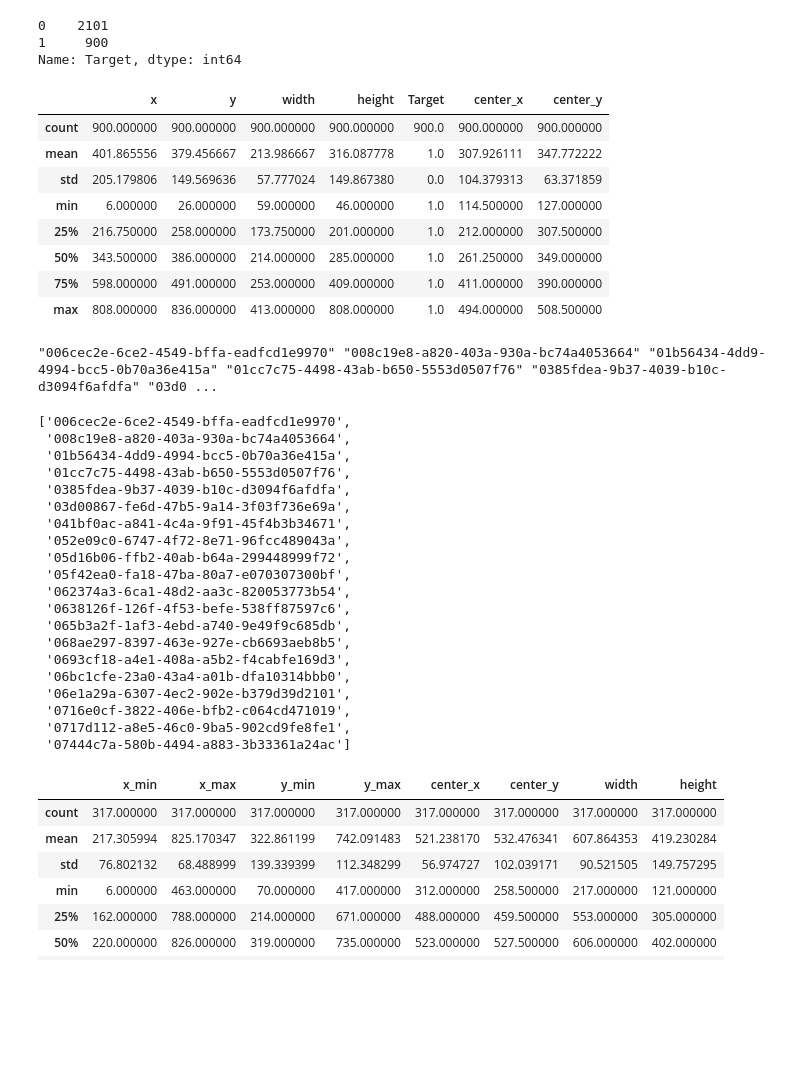
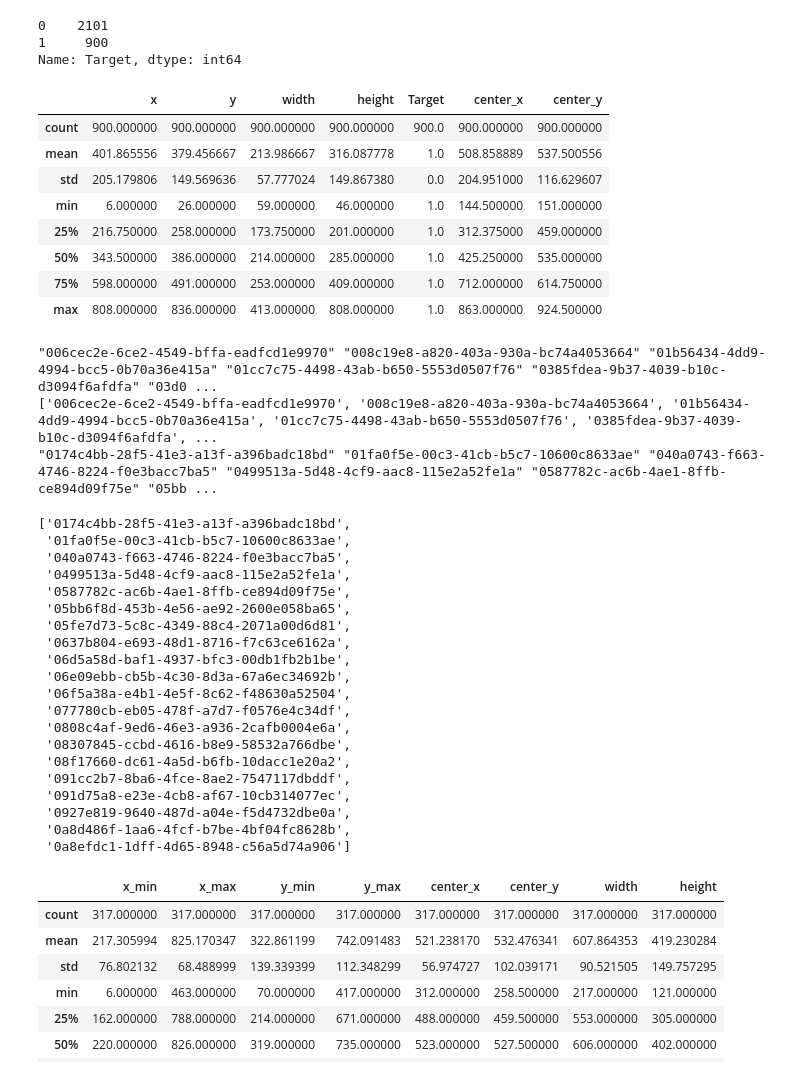
Before and after one commit to luisfelipehsr/deconstructing-bias-skin-lesion, a Jupyter notebook: pneumonia/analysis_new_bbox.ipynb, the cells around one changed output. Drawn from its saved outputs; the diff is of its cells as text; code cells hidden in the pictures; blank space fills up the shorter version.

```diff
--- a/pneumonia/analysis_new_bbox.ipynb
+++ b/pneumonia/analysis_new_bbox.ipynb
@@ -6,54 +7,65 @@ from PIL import Image, ImageDraw
 # %%
 data = pd.read_csv('10fold/pneumonia-test-0', sep=';')
 data2 = pd.read_csv('10fold/pneumonia-train-0', sep=';')
 data.append(data2, ignore_index=True)
 print(data['Target'].value_counts())
 data_empty = data.loc[data['Target'] == 0]
 data = data.loc[data['Target'] != 0]
-data['center_x'] = (data['x'] + data['width']) / 2
-data['center_y'] = (data['y'] + data['height']) / 2
+data['center_x'] = data['x'] + data['width'] / 2
+data['center_y'] = data['y'] + data['height'] / 2
 data.describe()
 # %% [output]
 0    2101
 1     900
 Name: Target, dtype: int64
 |  | x | y | width | height | Target | center_x | center_y |
 | count | 900.000000 | 900.000000 | 900.000000 | 900.000000 | 900.0 | 900.000000 | 900.000000 |
-| mean | 401.865556 | 379.456667 | 213.986667 | 316.087778 | 1.0 | 307.926111 | 347.772222 |
-| std | 205.179806 | 149.569636 | 57.777024 | 149.867380 | 0.0 | 104.379313 | 63.371859 |
-| min | 6.000000 | 26.000000 | 59.000000 | 46.000000 | 1.0 | 114.500000 | 127.000000 |
-| 25% | 216.750000 | 258.000000 | 173.750000 | 201.000000 | 1.0 | 212.000000 | 307.500000 |
-| 50% | 343.500000 | 386.000000 | 214.000000 | 285.000000 | 1.0 | 261.250000 | 349.000000 |
-| 75% | 598.000000 | 491.000000 | 253.000000 | 409.000000 | 1.0 | 411.000000 | 390.000000 |
-| max | 808.000000 | 836.000000 | 413.000000 | 808.000000 | 1.0 | 494.000000 | 508.500000 |
+| mean | 401.865556 | 379.456667 | 213.986667 | 316.087778 | 1.0 | 508.858889 | 537.500556 |
+| std | 205.179806 | 149.569636 | 57.777024 | 149.867380 | 0.0 | 204.951000 | 116.629607 |
+| min | 6.000000 | 26.000000 | 59.000000 | 46.000000 | 1.0 | 144.500000 | 151.000000 |
+| 25% | 216.750000 | 258.000000 | 173.750000 | 201.000000 | 1.0 | 312.375000 | 459.000000 |
+| 50% | 343.500000 | 386.000000 | 214.000000 | 285.000000 | 1.0 | 425.250000 | 535.000000 |
+| 75% | 598.000000 | 491.000000 | 253.000000 | 409.000000 | 1.0 | 712.000000 | 614.750000 |
+| max | 808.000000 | 836.000000 | 413.000000 | 808.000000 | 1.0 | 863.000000 | 924.500000 |
 # %%
+# negative samples
 patients = []
 for patientId in data_empty['patientId'][:20]:
     print(f"\"{patientId}\"", end=' ')
     patients.append(patientId)
+print()
+print(patients)
+
+# positive samples
+patients = []
+for patientId in data['patientId'].drop_duplicates()[:20]:
+    print(f"\"{patientId}\"", end=' ')
+    patients.append(patientId)
 patients
 # %% [output]
 "006cec2e-6ce2-4549-bffa-eadfcd1e9970" "008c19e8-a820-403a-930a-bc74a4053664" "01b56434-4dd9-4994-bcc5-0b70a36e415a" "01cc7c75-4498-43ab-b650-5553d0507f76" "0385fdea-9b37-4039-b10c-d3094f6afdfa" "03d0 ...
+['006cec2e-6ce2-4549-bffa-eadfcd1e9970', '008c19e8-a820-403a-930a-bc74a4053664', '01b56434-4dd9-4994-bcc5-0b70a36e415a', '01cc7c75-4498-43ab-b650-5553d0507f76', '0385fdea-9b37-4039-b10c-d3094f6afdfa', ...
+"0174c4bb-28f5-41e3-a13f-a396badc18bd" "01fa0f5e-00c3-41cb-b5c7-10600c8633ae" "040a0743-f663-4746-8224-f0e3bacc7ba5" "0499513a-5d48-4cf9-aac8-115e2a52fe1a" "0587782c-ac6b-4ae1-8ffb-ce894d09f75e" "05bb ...
-['006cec2e-6ce2-4549-bffa-eadfcd1e9970',
- '008c19e8-a820-403a-930a-bc74a4053664',
- '01b56434-4dd9-4994-bcc5-0b70a36e415a',
- '01cc7c75-4498-43ab-b650-5553d0507f76',
- '0385fdea-9b37-4039-b10c-d3094f6afdfa',
- '03d00867-fe6d-47b5-9a14-3f03f736e69a',
- '041bf0ac-a841-4c4a-9f91-45f4b3b34671',
- '052e09c0-6747-4f72-8e71-96fcc489043a',
- '05d16b06-ffb2-40ab-b64a-299448999f72',
- '05f42ea0-fa18-47ba-80a7-e070307300bf',
- '062374a3-6ca1-48d2-aa3c-820053773b54',
- '0638126f-126f-4f53-befe-538ff87597c6',
- '065b3a2f-1af3-4ebd-a740-9e49f9c685db',
- '068ae297-8397-463e-927e-cb6693aeb8b5',
- '0693cf18-a4e1-408a-a5b2-f4cabfe169d3',
- '06bc1cfe-23a0-43a4-a01b-dfa10314bbb0',
- '06e1a29a-6307-4ec2-902e-b379d39d2101',
- '0716e0cf-3822-406e-bfb2-c064cd471019',
- '0717d112-a8e5-46c0-9ba5-902cd9fe8fe1',
- '07444c7a-580b-4494-a883-3b33361a24ac']
+['0174c4bb-28f5-41e3-a13f-a396badc18bd',
+ '01fa0f5e-00c3-41cb-b5c7-10600c8633ae',
+ '040a0743-f663-4746-8224-f0e3bacc7ba5',
+ '0499513a-5d48-4cf9-aac8-115e2a52fe1a',
+ '0587782c-ac6b-4ae1-8ffb-ce894d09f75e',
+ '05bb6f8d-453b-4e56-ae92-2600e058ba65',
+ '05fe7d73-5c8c-4349-88c4-2071a00d6d81',
+ '0637b804-e693-48d1-8716-f7c63ce6162a',
+ '06d5a58d-baf1-4937-bfc3-00db1fb2b1be',
+ '06e09ebb-cb5b-4c30-8d3a-67a6ec34692b',
+ '06f5a38a-e4b1-4e5f-8c62-f48630a52504',
+ '077780cb-eb05-478f-a7d7-f0576e4c34df',
+ '0808c4af-9ed6-46e3-a936-2cafb0004e6a',
+ '08307845-ccbd-4616-b8e9-58532a766dbe',
+ '08f17660-dc61-4a5d-b6fb-10dacc1e20a2',
+ '091cc2b7-8ba6-4fce-8ae2-7547117dbddf',
+ '091d75a8-e23e-4cb8-af67-10cb314077ec',
+ '0927e819-9640-487d-a04e-f5d4732dbe0a',
+ '0a8d486f-1aa6-4fcf-b7be-4bf04fc8628b',
+ '0a8efdc1-1dff-4d65-8948-c56a5d74a906']
 # %%
 repeated = data.copy()
 repeated = repeated.loc[repeated.duplicated(subset='patientId', keep=False)].reset_index(drop=True)
```
Also changed, not shown: parts of 6 cells of this notebook, 2 other files.
